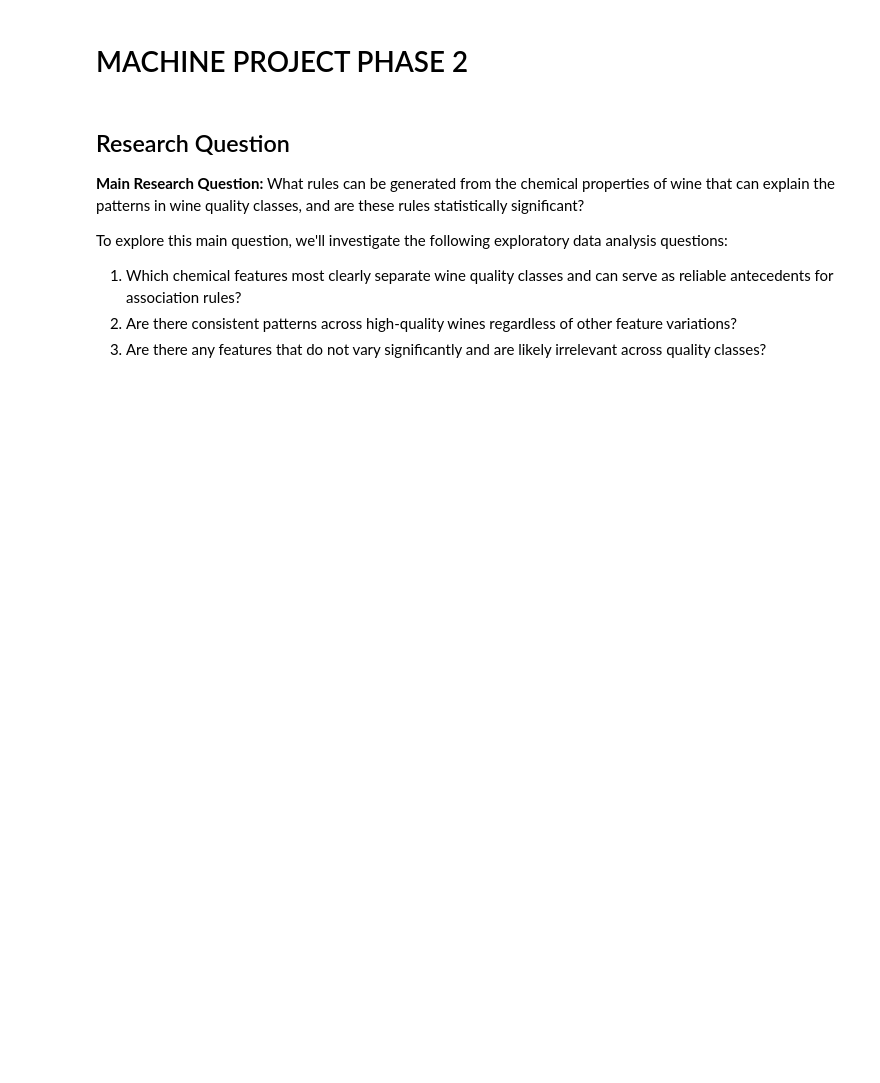
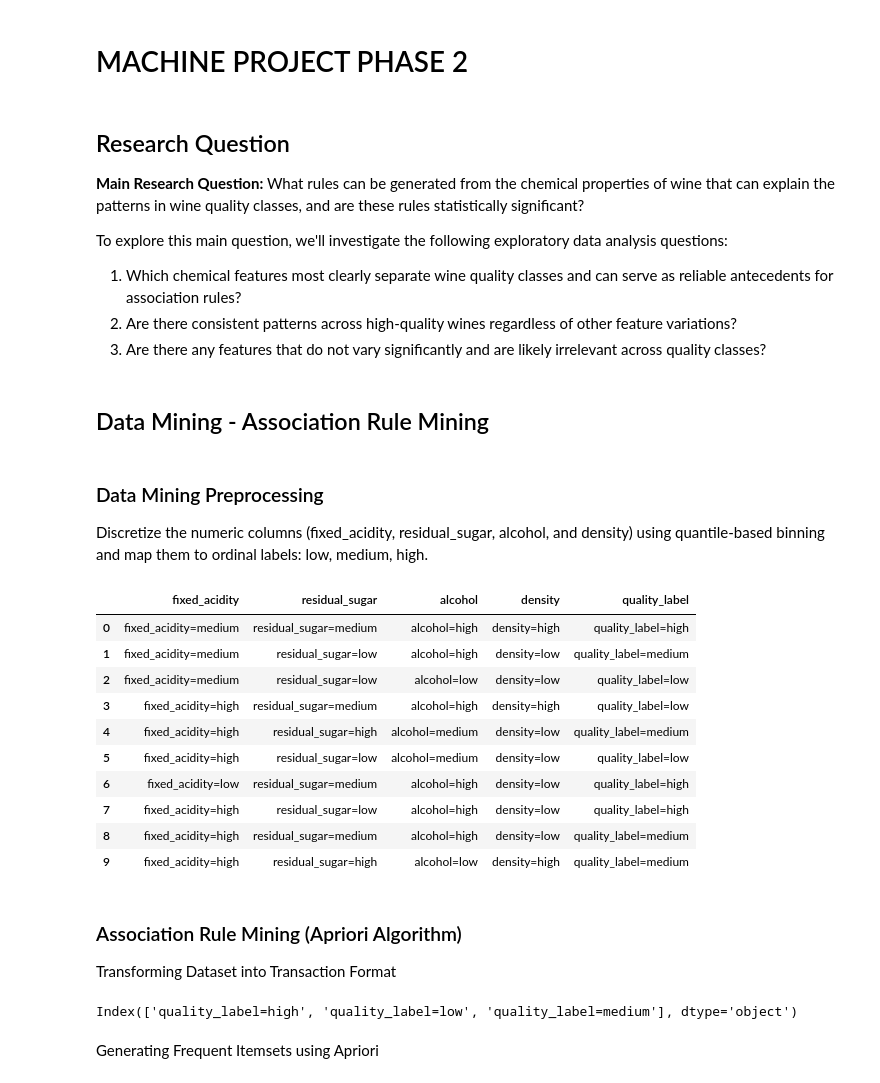
Before and after one commit to XENNNOOOO/CSMODEL_MP_Phase1, a Jupyter notebook: wine_quality_class_nb.ipynb, the cells around one changed output. Saved outputs shown, nothing was run; the diff lists cells and outputs as text; code cells hidden in the pictures; blank space fills up the shorter version.

Commit message:
Data Mining - Association Rule Mining

```diff
--- a/wine_quality_class_nb.ipynb
+++ b/wine_quality_class_nb.ipynb
@@ -88,6 +88,17 @@ np.int64(0)
 # %% [markdown]
 #### Check for Inconsistent Formatting
 # %%
-df.columns = df.columns.str.strip()
-print(df.columns.tolist())
+# Check for inconsistent formatting in column values
+for col in df.select_dtypes(include='object').columns:
+    print(f"\nUnique values in '{col}' before cleaning:")
+    print(df[col].value_counts(dropna=False).sort_index())
+
+# Clean up column values: strip whitespace and standardize case
+for col in df.select_dtypes(include='object').columns:
+    df[col] = df[col].str.strip().str.lower()
+
+# Recheck after cleaning
+for col in df.select_dtypes(include='object').columns:
+    print(f"\nUnique values in '{col}' after cleaning:")
+    print(df[col].value_counts(dropna=False).sort_index())
 # %% [output]
@@ -330,3 +353,63 @@ To explore this main question, we'll investigate the following exploratory data
 1. Which chemical features most clearly separate wine quality classes and can serve as reliable antecedents for association rules?
 2. Are there consistent patterns across high-quality wines regardless of other feature variations?
 3. Are there any features that do not vary significantly and are likely irrelevant across quality classes?
+# %% [markdown]
+## Data Mining - Association Rule Mining
+# %% [markdown]
+### Data Mining Preprocessing
+
+Discretize the numeric columns (fixed_acidity, residual_sugar, alcohol, and density) using quantile-based binning and map them to ordinal labels: low, medium, high.
+# %%
+from sklearn.preprocessing import KBinsDiscretizer
+import pandas as pd
+
+# Step 1: Define columns to bin
+features = ['fixed_acidity', 'residual_sugar', 'alcohol', 'density']
+
+# Step 2: Apply quantile-based binning
+binner = KBinsDiscretizer(n_bins=3, encode='ordinal', strategy='quantile')
+df_binned = df.copy()
+df_binned[features] = binner.fit_transform(df[features])
+
+# Step 3: Convert numerical bins (0, 1, 2) into 'low', 'medium', 'high'
+bin_labels = ['low', 'medium', 'high']
+for col in features:
+    df_binned[col] = pd.cut(df[col], bins=3, labels=bin_labels)
+
+# Step 4: Add feature names to each bin label → e.g., "alcohol=high"
+for col in features:
+    df_binned[col] = col + "=" + df_binned[col].astype(str)
+
+# Keep the quality label as is
+df_binned['quality_label'] = "quality_label=" + df['quality_label'].astype(str)
+
+# Preview the transformed dataset
+df_binned.head(10)
+# %% [output]
+|  | fixed_acidity | residual_sugar | alcohol | density | quality_label |
+| 0 | fixed_acidity=medium | residual_sugar=medium | alcohol=high | density=high | quality_label=high |
+| 1 | fixed_acidity=medium | residual_sugar=low | alcohol=high | density=low | quality_label=medium |
+| 2 | fixed_acidity=medium | residual_sugar=low | alcohol=low | density=low | quality_label=low |
+| 3 | fixed_acidity=high | residual_sugar=medium | alcohol=high | density=high | quality_label=low |
+| 4 | fixed_acidity=high | residual_sugar=high | alcohol=medium | density=low | quality_label=medium |
+| 5 | fixed_acidity=high | residual_sugar=low | alcohol=medium | density=low | quality_label=low |
+| 6 | fixed_acidity=low | residual_sugar=medium | alcohol=high | density=low | quality_label=high |
+| 7 | fixed_acidity=high | residual_sugar=low | alcohol=high | density=low | quality_label=high |
+| 8 | fixed_acidity=high | residual_sugar=medium | alcohol=high | density=low | quality_label=medium |
+| 9 | fixed_acidity=high | residual_sugar=high | alcohol=low | density=high | quality_label=medium |
+# %% [markdown]
+### Association Rule Mining (Apriori Algorithm)
+
+Transforming Dataset into Transaction Format
+# %%
+transactions = df_binned.values.tolist()
+
+te = TransactionEncoder()
+te_ary = te.fit(transactions).transform(transactions)
+df_trans = pd.DataFrame(te_ary, columns=te.columns_)
+
+print(df_trans.columns[df_trans.columns.str.contains("quality_label")])
+# %% [output]
+Index(['quality_label=high', 'quality_label=low', 'quality_label=medium'], dtype='object')
+# %% [markdown]
+Generating Frequent Itemsets using Apriori
```
Also changed, not shown: parts of 5 cells of this notebook.
